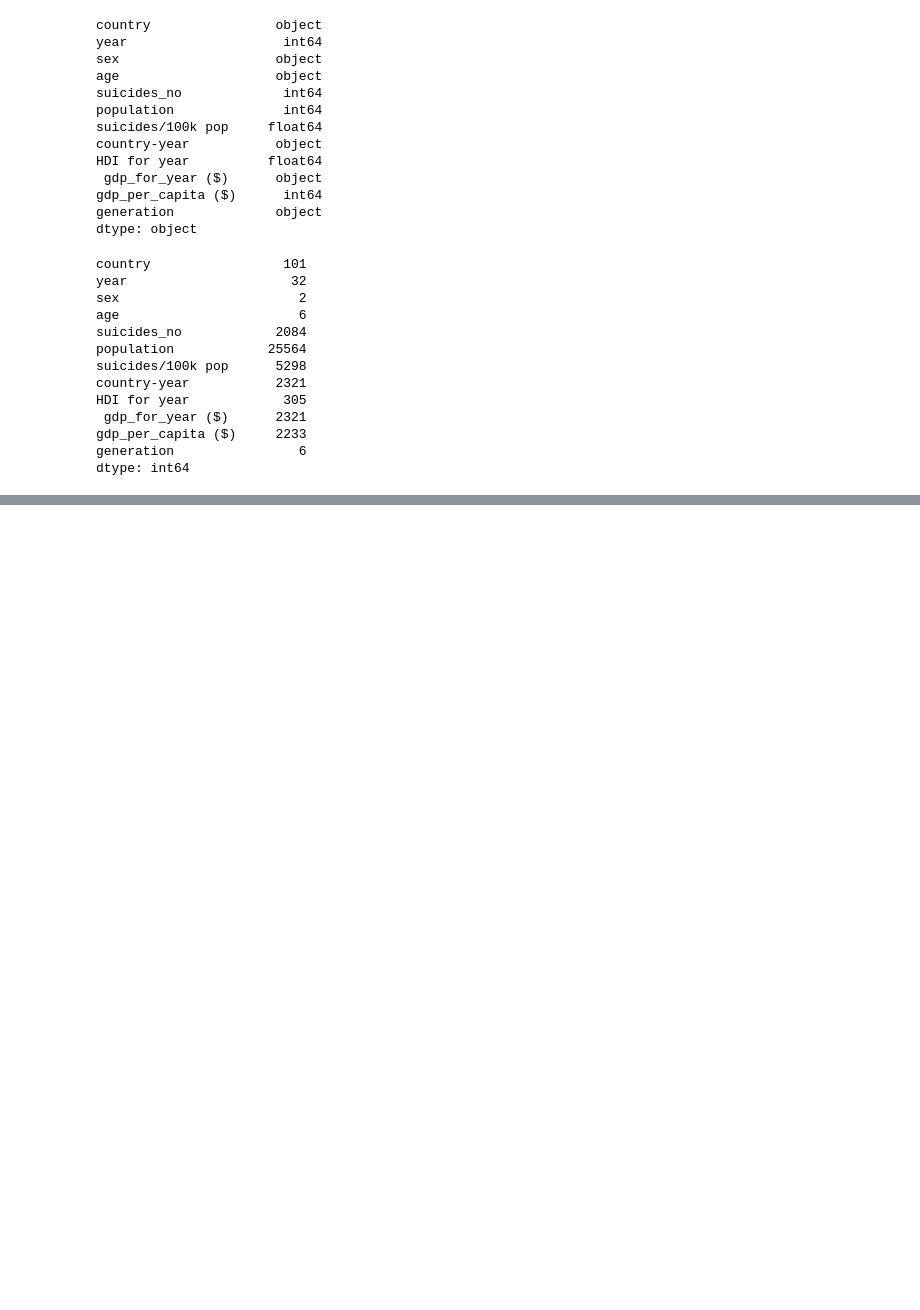
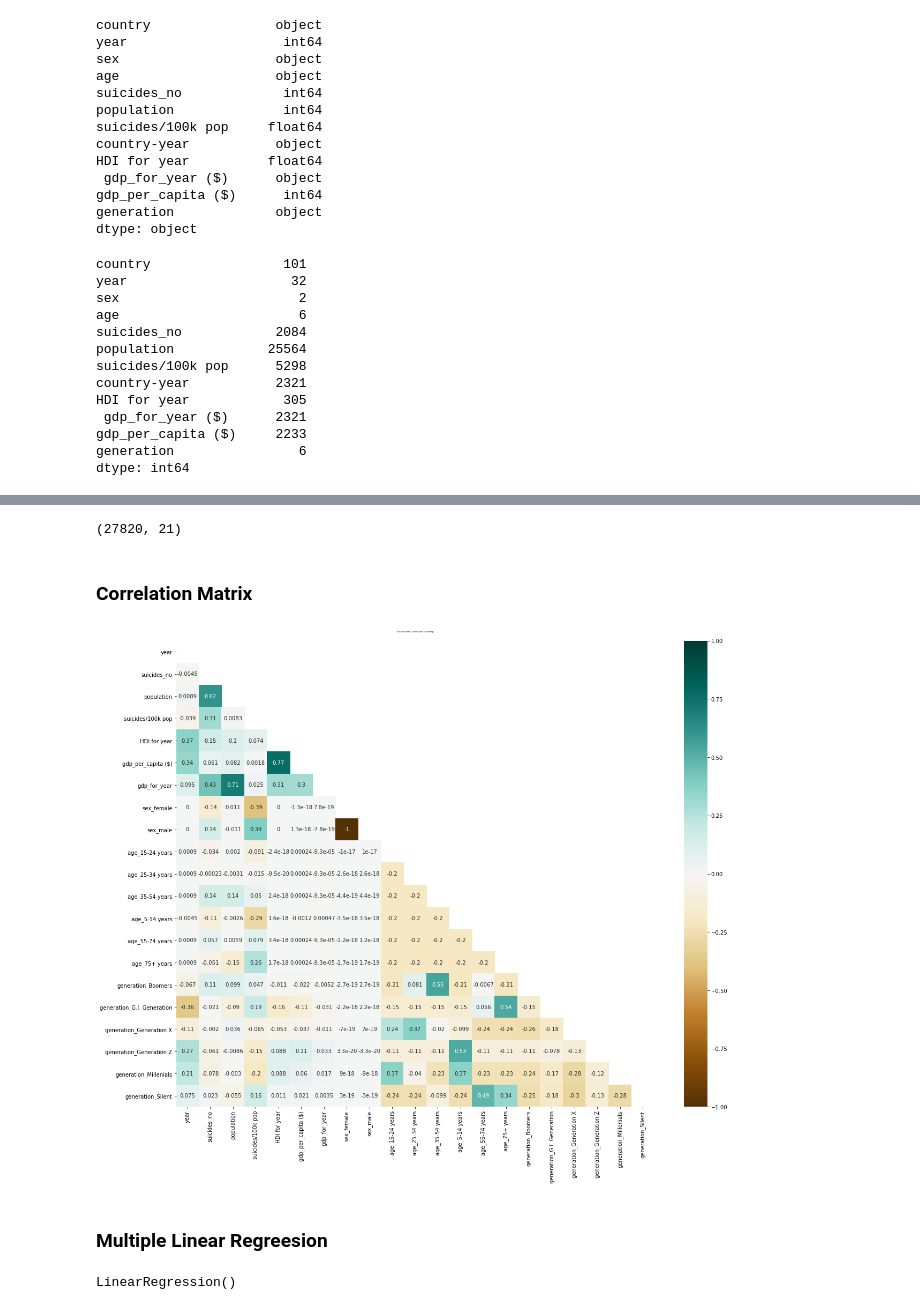
Before and after one commit to venusqiu/ALY6110-SuicideRatesAnalysis, a Jupyter notebook: ALY6110_SuicideRatesAnalysis.ipynb, the cells around one changed output, grey strips where cells are left out. Saved outputs shown, nothing was run; the diff lists cells and outputs as text; code cells hidden in the pictures; blank space fills up the shorter version.

```diff
--- a/ALY6110_SuicideRatesAnalysis.ipynb
+++ b/ALY6110_SuicideRatesAnalysis.ipynb
@@ -103,0 +134,5 @@ dtype: int64
+# %%
+X_cat = df.copy()
+X_cat = df.select_dtypes(include=['object'])
+X_enc = X_cat.copy()
+print(X_enc)
@@ -103,0 +154,6 @@ dtype: int64
+# %%
+X_enc = pd.get_dummies(X_enc, columns=['sex','age','generation'])
+df = df.drop(['sex','age','generation'],axis=1)
+# %%
+df = pd.concat([df,X_enc], axis=1)
+df.head()
@@ -103,0 +168,19 @@ dtype: int64
+# %%
+df.shape
+# %% [output]
+(27820, 21)
+# %% [markdown]
+### Correlation Matrix
+# %%
+corrMatrix = df.corr()
+#print (corrMatrix)
+# %%
+plt.figure(figsize=(20, 16))
+# define the mask to set the values in the upper triangle to True
+mask = np.triu(np.ones_like(corrMatrix, dtype=np.bool))
+heatmap = sns.heatmap(corrMatrix, mask=mask, vmin=-1, vmax=1, annot=True, cmap='BrBG')
+heatmap.set_title('Suicide Rate Correlation Heatmap', fontdict={'fontsize':4}, pad=16);
+# %% [output]
+[figure, added]
+# %% [markdown]
+### Multiple Linear Regreesion
@@ -103,0 +193,5 @@ dtype: int64
+# %%
+LR = linear_model.LinearRegression()
+LR.fit(x, y)
+# %% [output]
+LinearRegression()
```
Also changed, not shown: parts of 18 cells of this notebook.
